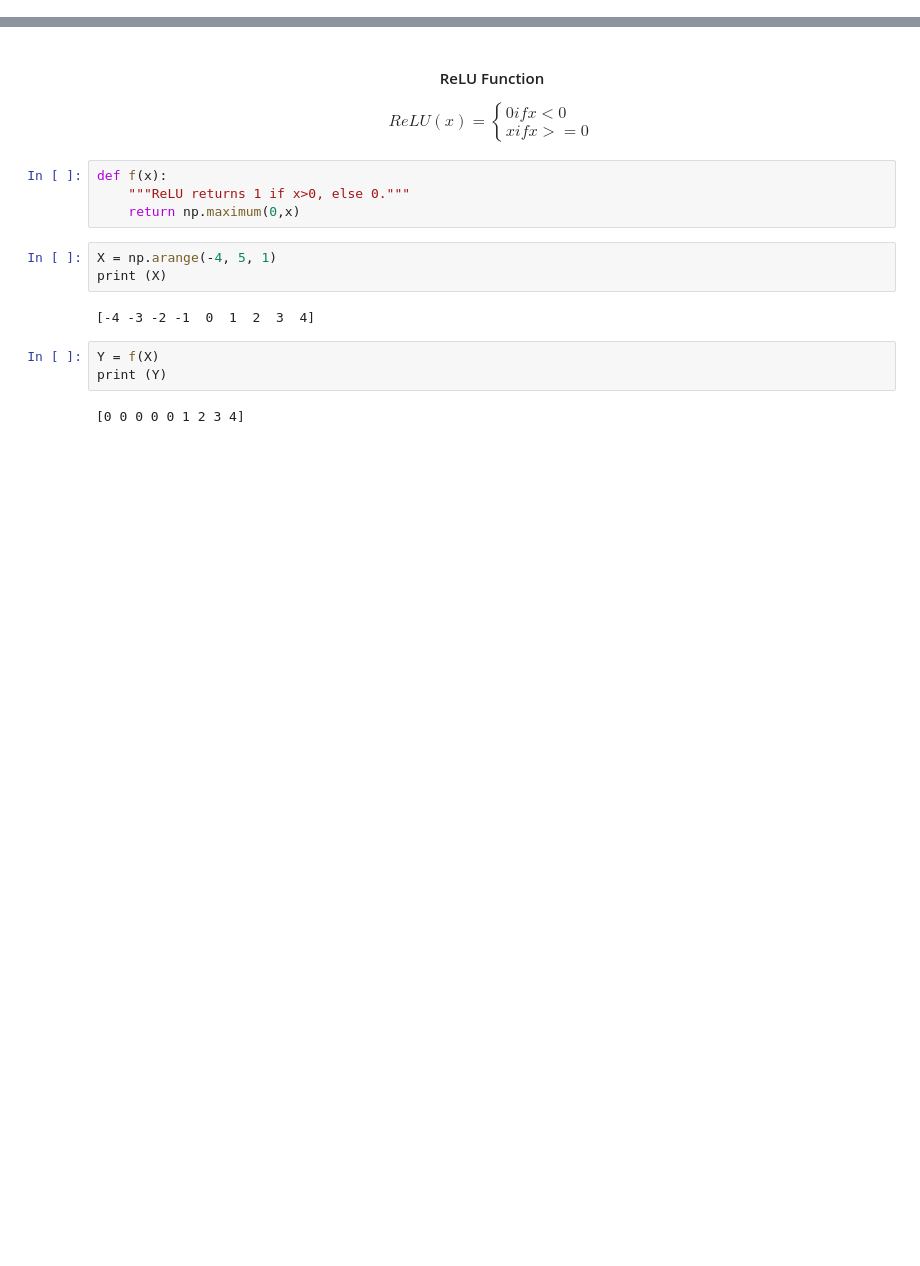
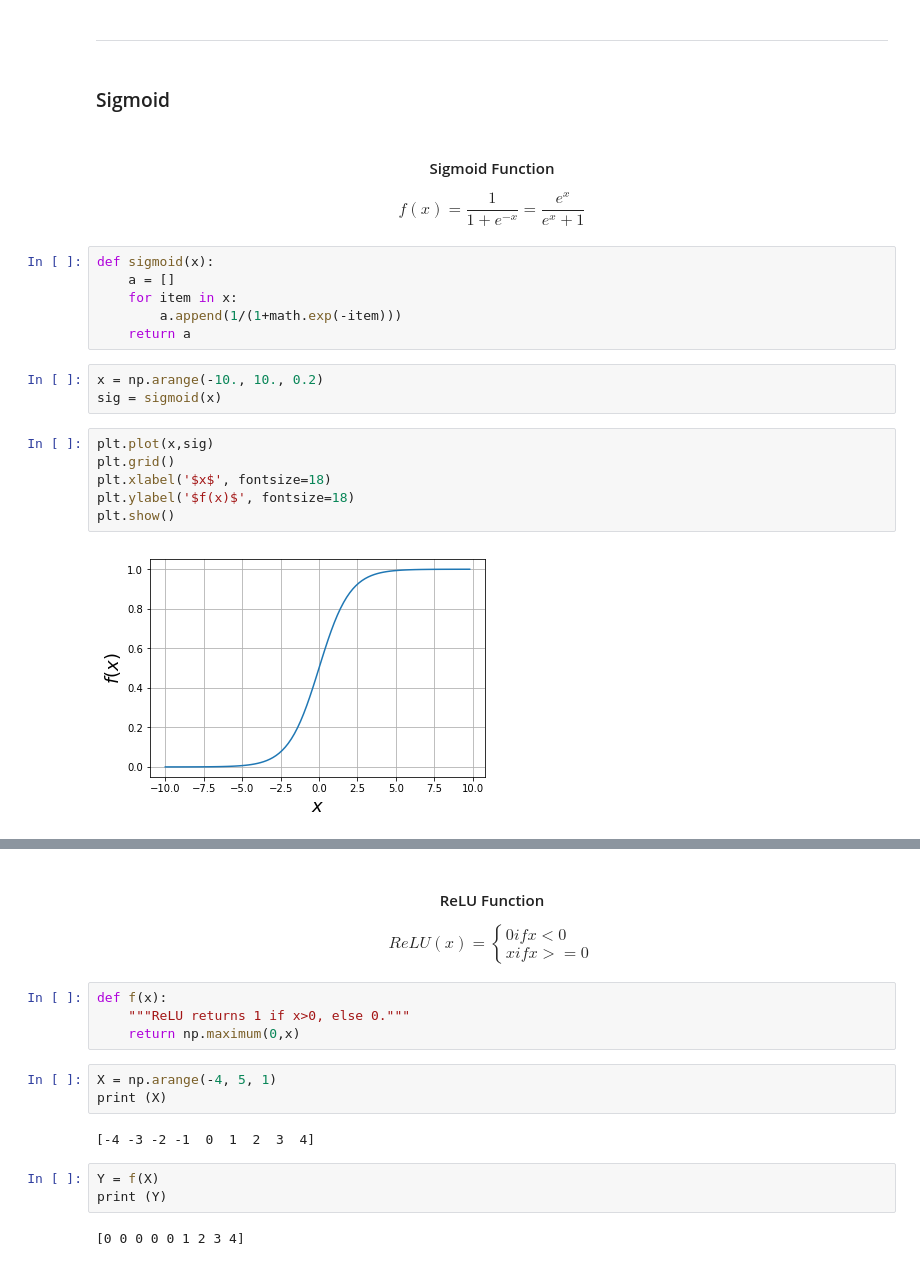
Before and after one commit to yallport/machine-learning-courses, a Jupyter notebook: Activation Functions.ipynb, the cells around one changed output, grey strips where cells are left out. Saved outputs shown, nothing was run; the diff lists cells and outputs as text; blank space fills up the shorter version.

```diff
--- a/Activation Functions.ipynb
+++ b/Activation Functions.ipynb
@@ -4,0 +21,24 @@ import matplotlib.pyplot as plt
+# %% [markdown]
+-----
+# %% [markdown]
+### Sigmoid
+# %% [markdown]
+<h4><center> Sigmoid Function </center></h4>
+\\[f(x) = \frac{1}{{1 + {e^{ - x}}}} = \frac{{{e^x}}}{{{e^x} + 1}}\\]
+# %%
+def sigmoid(x):
+    a = []
+    for item in x:
+        a.append(1/(1+math.exp(-item)))
+    return a
+# %%
+x = np.arange(-10., 10., 0.2)
+sig = sigmoid(x)
+# %%
+plt.plot(x,sig)
+plt.grid()
+plt.xlabel('$x$', fontsize=18)
+plt.ylabel('$f(x)$', fontsize=18)
+plt.show()
+# %% [output]
+[figure, added]
```
Also changed, not shown: parts of 26 cells of this notebook.
